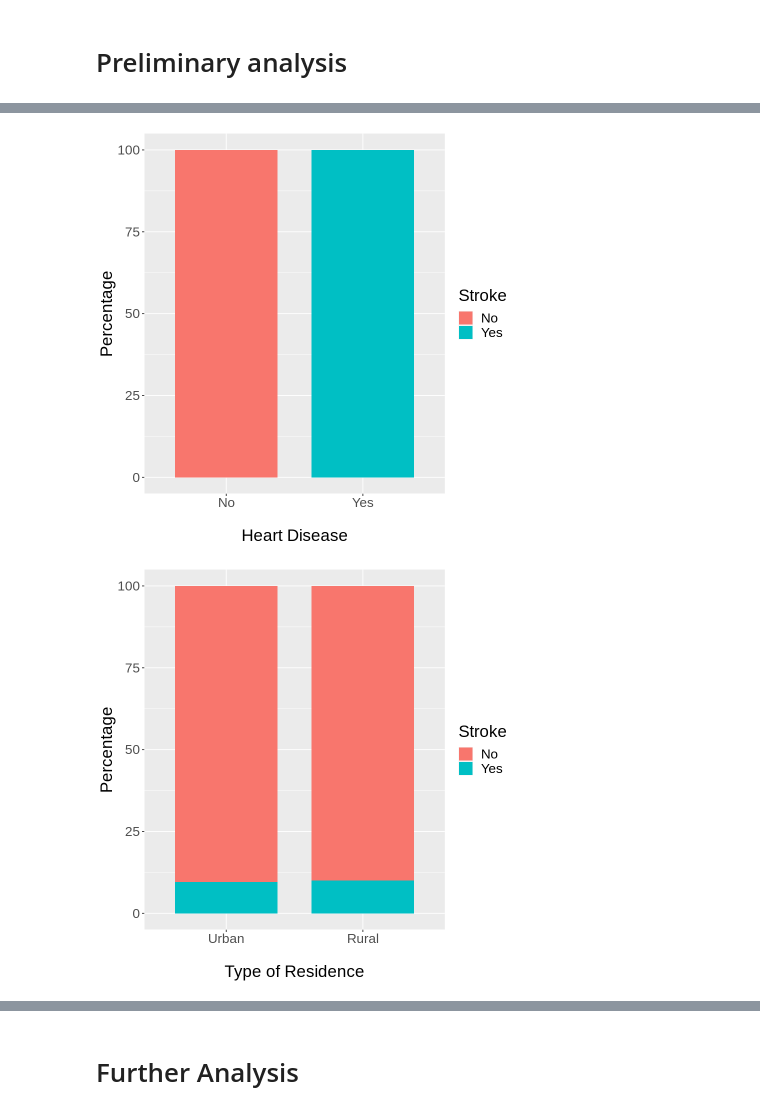
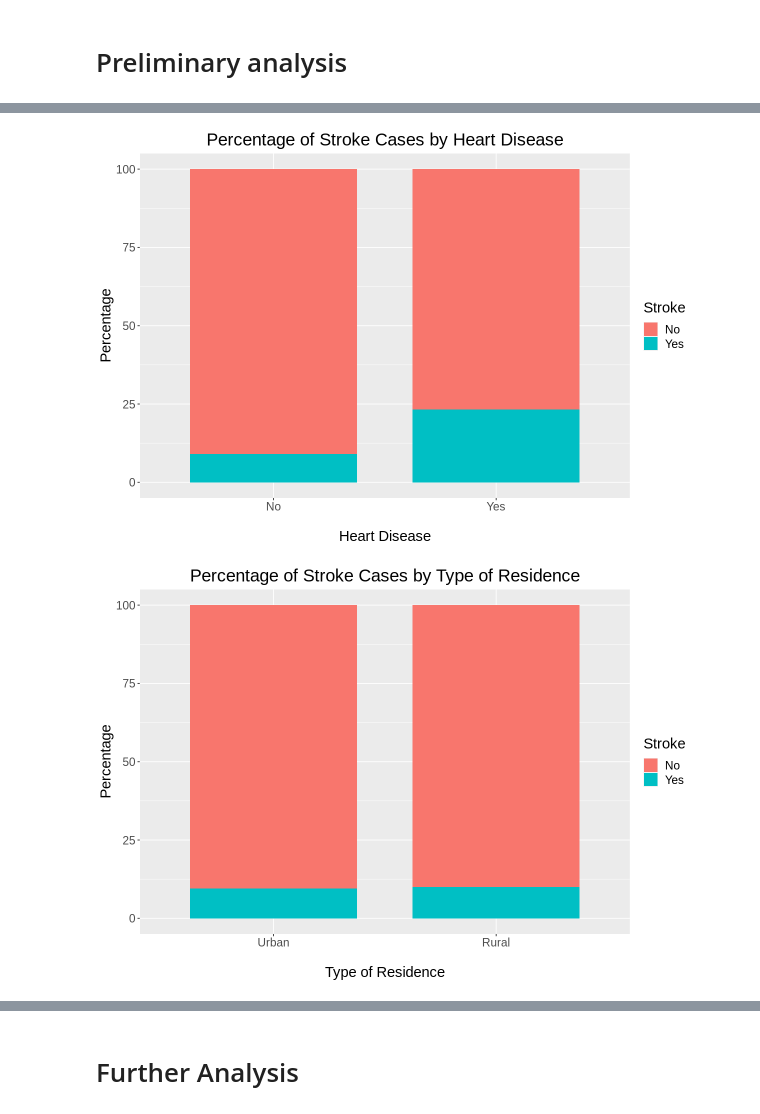
Before and after one commit to 21chanas3/dsci100-group73, a Jupyter notebook: Analysis_only_code.ipynb, the cells around one changed output, grey strips where cells are left out. Saved outputs shown, nothing was run; the diff lists cells and outputs as text; code cells hidden in the pictures.

```diff
--- a/Analysis_only_code.ipynb
+++ b/Analysis_only_code.ipynb
@@ -71,7 +62,7 @@ stroke <- stroke |> mutate(gender = as_factor(gender),
 
 # rename factor levels to nicer names
 stroke$hypertension <- recode_factor(stroke$hypertension, "0" = "No", "1" = "Yes")
-stroke$heart_disease <- recode_factor(stroke$hypertension, "0" = "No", "1" = "Yes")
+stroke$heart_disease <- recode_factor(stroke$heart_disease, "0" = "No", "1" = "Yes")
 stroke$stroke <- recode_factor(stroke$hypertension, "0" = "No", "1" = "Yes")
 stroke$work_type <- recode_factor(stroke$work_type, "Govt_job" = "Government", "Never_worked" = "Never Worked")
 stroke$smoking_status <- recode_factor(stroke$smoking_status, "formerly smoked" = "Formerly", "never smoked" = "Never", "smokes" = "Smokes")
@@ -139,16 +173,16 @@ stroke_hypertension
 # %%
 stroke_heart_disease <- stroke %>%
   count(heart_disease, stroke) %>%
   group_by(heart_disease) %>%
   mutate(percentage = n / sum(n) * 100) %>%
   ggplot(aes(x = heart_disease, y = percentage, fill = stroke)) +
   geom_bar(stat = "identity", width = .75) +
-  labs(x = "\nHeart Disease", y = "Percentage", fill = "Stroke") +
-  theme(text = element_text(size = 20))
+  labs(x = "\nHeart Disease", y = "Percentage", fill = "Stroke", title = "Percentage of Stroke Cases by Heart Disease") +
+  theme(text = element_text(size = 17.5),
+    plot.title = element_text(hjust = 0.5))
 stroke_heart_disease
-#gender	age	hypertension	heart_disease	residence_type	avg_glucose_level	bmi	smoking_status	stroke
 # %% [output]
-[figure, old version]
+[figure, new version]
 # %%
 stroke_residence <- stroke %>%
   count(residence_type, stroke) %>%
@@ -156,11 +190,12 @@ stroke_residence <- stroke %>%
   mutate(percentage = n / sum(n) * 100) %>%
   ggplot(aes(x = residence_type, y = percentage, fill = stroke)) +
   geom_bar(stat = "identity", width = .75) +
-  labs(x = "\nType of Residence", y = "Percentage", fill = "Stroke") +
-  theme(text = element_text(size = 20))
+  labs(x = "\nType of Residence", y = "Percentage", fill = "Stroke", title = "Percentage of Stroke Cases by Type of Residence") +
+  theme(text = element_text(size = 17.5),
+    plot.title = element_text(hjust = 0.5))
 stroke_residence
 # %% [output]
-[figure, old version]
+[figure, new version]
 # %%
 stroke_avg_glucose_level <- stroke %>%
   count(avg_glucose_level, stroke) %>%
```
Also changed, not shown: parts of 22 cells of this notebook.
